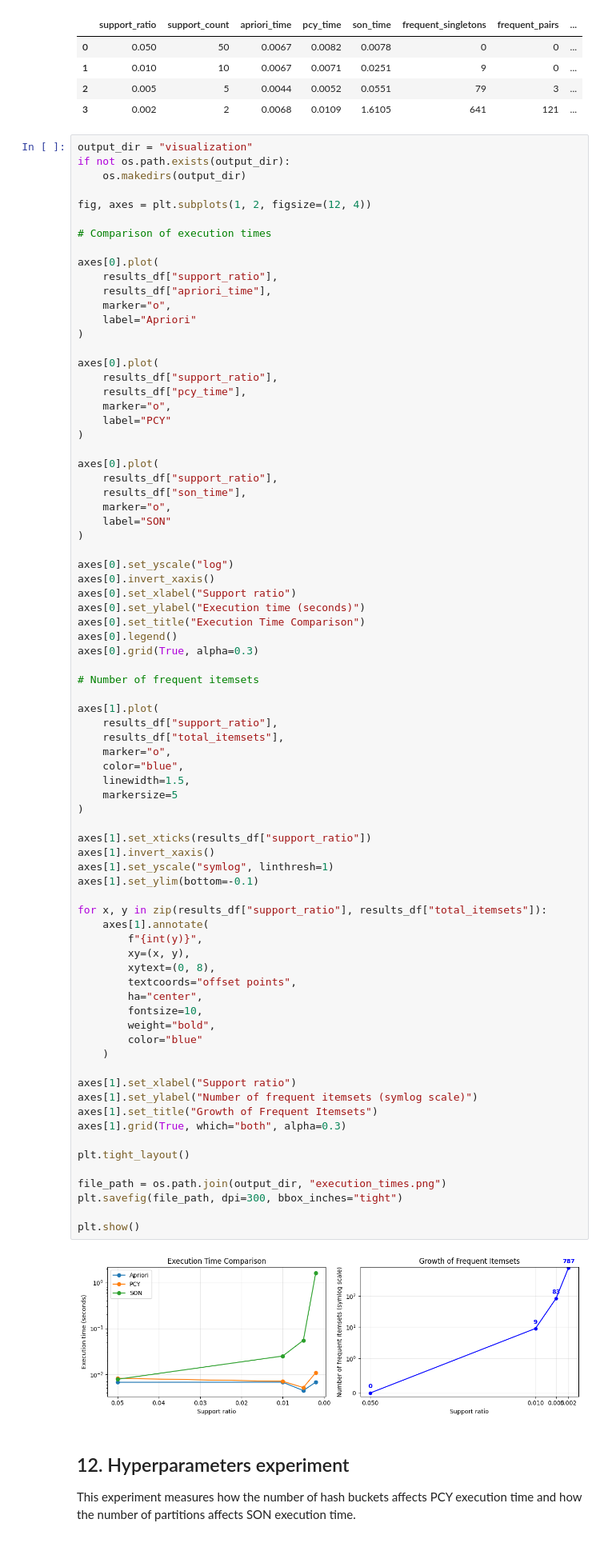
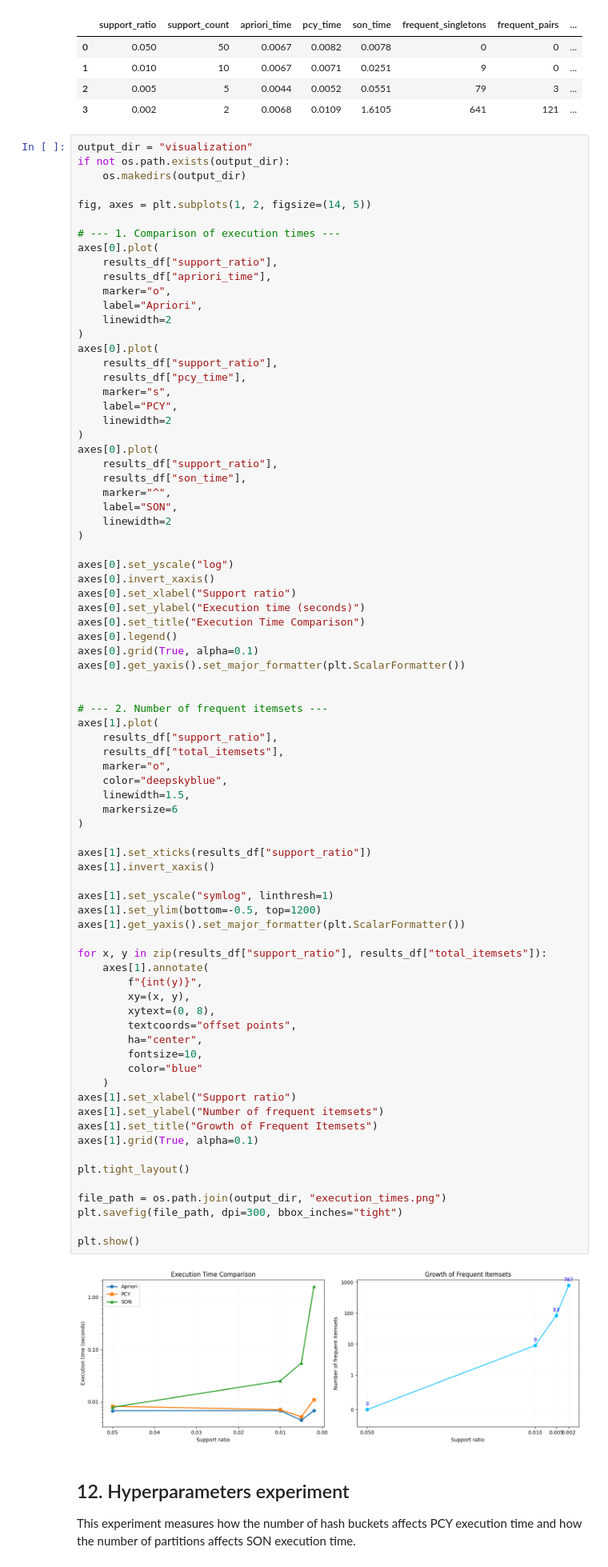
Before and after one commit to leilacielok/market_basket_analysis, a Jupyter notebook: project.ipynb, the cells around one changed output. Shown at 80% size. Drawn from its saved outputs; the diff is of its cells as text.

Commit message:
fix plots

```diff
--- a/project.ipynb
+++ b/project.ipynb
@@ -632,29 +632,29 @@ output_dir = "visualization"
 if not os.path.exists(output_dir):
     os.makedirs(output_dir)
 
-fig, axes = plt.subplots(1, 2, figsize=(12, 4))
+fig, axes = plt.subplots(1, 2, figsize=(14, 5))
 
-# Comparison of execution times
-
+# --- 1. Comparison of execution times ---
 axes[0].plot(
     results_df["support_ratio"],
     results_df["apriori_time"],
     marker="o",
-    label="Apriori"
+    label="Apriori",
+    linewidth=2
 )
-
 axes[0].plot(
     results_df["support_ratio"],
     results_df["pcy_time"],
-    marker="o",
-    label="PCY"
+    marker="s",
+    label="PCY",
+    linewidth=2
 )
-
 axes[0].plot(
     results_df["support_ratio"],
     results_df["son_time"],
-    marker="o",
-    label="SON"
+    marker="^",
+    label="SON",
+    linewidth=2
 )
 
 axes[0].set_yscale("log")
@@ -663,49 +663,50 @@ axes[0].set_xlabel("Support ratio")
 axes[0].set_ylabel("Execution time (seconds)")
 axes[0].set_title("Execution Time Comparison")
 axes[0].legend()
-axes[0].grid(True, alpha=0.3)
+axes[0].grid(True, alpha=0.1)
+axes[0].get_yaxis().set_major_formatter(plt.ScalarFormatter())
 
-# Number of frequent itemsets
 
+# --- 2. Number of frequent itemsets ---
 axes[1].plot(
     results_df["support_ratio"],
     results_df["total_itemsets"],
     marker="o",
-    color="blue",
+    color="deepskyblue",
     linewidth=1.5,
-    markersize=5
+    markersize=6
 )
 
 axes[1].set_xticks(results_df["support_ratio"])
 axes[1].invert_xaxis()
+
 axes[1].set_yscale("symlog", linthresh=1)
-axes[1].set_ylim(bottom=-0.1)
+axes[1].set_ylim(bottom=-0.5, top=1200)
+axes[1].get_yaxis().set_major_formatter(plt.ScalarFormatter())
 
 for x, y in zip(results_df["support_ratio"], results_df["total_itemsets"]):
     axes[1].annotate(
         f"{int(y)}",
         xy=(x, y),
         xytext=(0, 8),
         textcoords="offset points",
         ha="center",
         fontsize=10,
-        weight="bold",
         color="blue"
     )
-
 axes[1].set_xlabel("Support ratio")
-axes[1].set_ylabel("Number of frequent itemsets (symlog scale)")
+axes[1].set_ylabel("Number of frequent itemsets")
 axes[1].set_title("Growth of Frequent Itemsets")
-axes[1].grid(True, which="both", alpha=0.3)
+axes[1].grid(True, alpha=0.1)
 
 plt.tight_layout()
 
 file_path = os.path.join(output_dir, "execution_times.png")
 plt.savefig(file_path, dpi=300, bbox_inches="tight")
 
 plt.show()
 # %% [output]
-[figure, old version]
+[figure, new version]
 # %% [markdown]
 ## 12. Hyperparameters experiment
 This experiment measures how the number of hash buckets affects PCY execution time and how the number of partitions affects SON execution time.
```
